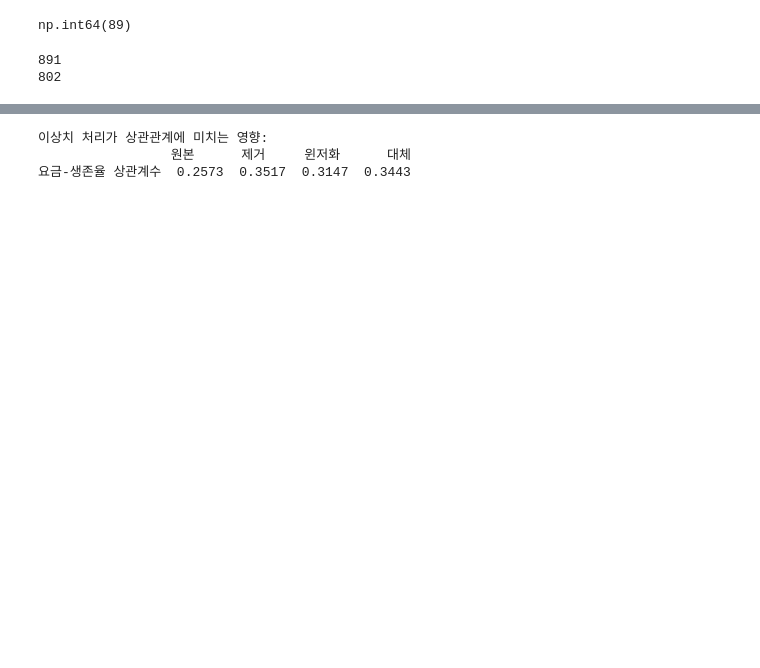
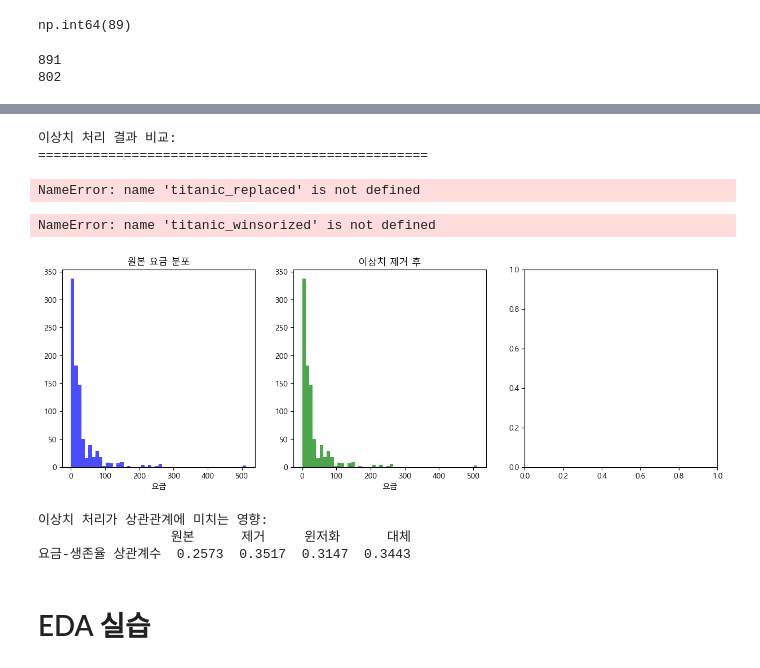
Before and after one commit to hayden-71/TIL, a Jupyter notebook: 데이터분석/titanic.ipynb, the cells around one changed output, grey strips where cells are left out. Drawn from its saved outputs; the diff is of its cells as text; code cells hidden in the pictures; blank space fills up the shorter version.

```diff
--- a/데이터분석/titanic.ipynb
+++ b/데이터분석/titanic.ipynb
@@ -572,5 +542,73 @@ print(comparison_stats.round(2))
+# %%
+# 5. 처리 결과 비교
+print("\n이상치 처리 결과 비교:")
+print("=" * 50)
+
+methods = {
+    '원본': titanic['fare'],
+    '제거': titanic_copy['fare'],
+    '윈저화': titanic_winsorized['fare'],
+    '대체': titanic_replaced['fare']
+}
+
+comparison_stats = pd.DataFrame()
+for method, data in methods.items():
+    stats_dict = {
+        '데이터수': len(data),
+        '평균': data.mean(),
+        '중앙값': data.median(),
+        '표준편차': data.std(),
+        '최대값': data.max()
+    }
+    comparison_stats[method] = stats_dict
+
+print(comparison_stats.round(2))
+# %% [output]
+이상치 처리 결과 비교:
+==================================================
+NameError: name 'titanic_replaced' is not defined
 # %%
 # 6. 시각화: 처리 방법별 분포 비교
+plt.figure(figsize=(15, 10))
+
+plt.subplot(2, 3, 1)
+plt.hist(titanic['fare'], bins=50, alpha=0.7, color='blue')
+plt.title('원본 요금 분포')
+plt.xlabel('요금')
+
+plt.subplot(2, 3, 2)
+plt.hist(titanic_copy['fare'], bins=50, alpha=0.7, color='green')
+plt.title('이상치 제거 후')
+plt.xlabel('요금')
+
+plt.subplot(2, 3, 3)
+plt.hist(titanic_winsorized['fare'], bins=50, alpha=0.7, color='orange')
+plt.title('윈저화 후')
+plt.xlabel('요금')
+
+plt.subplot(2, 3, 5)
+plt.hist(titanic_replaced['fare'], bins=50, alpha=0.7, color='purple')
+plt.title('이상치 대체 후')
+plt.xlabel('요금')
+
+plt.subplot(2, 3, 6)
+# 박스플롯으로 비교
+box_data = [
+    titanic['fare'].values,
+    titanic_copy['fare'].values,
+    titanic_winsorized['fare'].values,
+    titanic_replaced['fare'].values
+]
+plt.boxplot(box_data, labels=['원본', '제거', '윈저화', '대체'])
+plt.title('처리 방법별 박스플롯 비교')
+plt.ylabel('요금')
+plt.xticks(rotation=45)
+
+plt.tight_layout()
+plt.show()
+# %% [output]
+NameError: name 'titanic_winsorized' is not defined
+[figure, added]
 # %%
 # 7. 이상치 처리가 분석에 미치는 영향 확인
 
@@ -587,3 +625,5 @@ print(correlation_comparison.round(4))
 이상치 처리가 상관관계에 미치는 영향:
                  원본      제거     윈저화      대체
 요금-생존율 상관계수  0.2573  0.3517  0.3147  0.3443
+# %% [markdown]
+# EDA 실습
```
Also changed, not shown: parts of 17 cells of this notebook, 6 other files.
